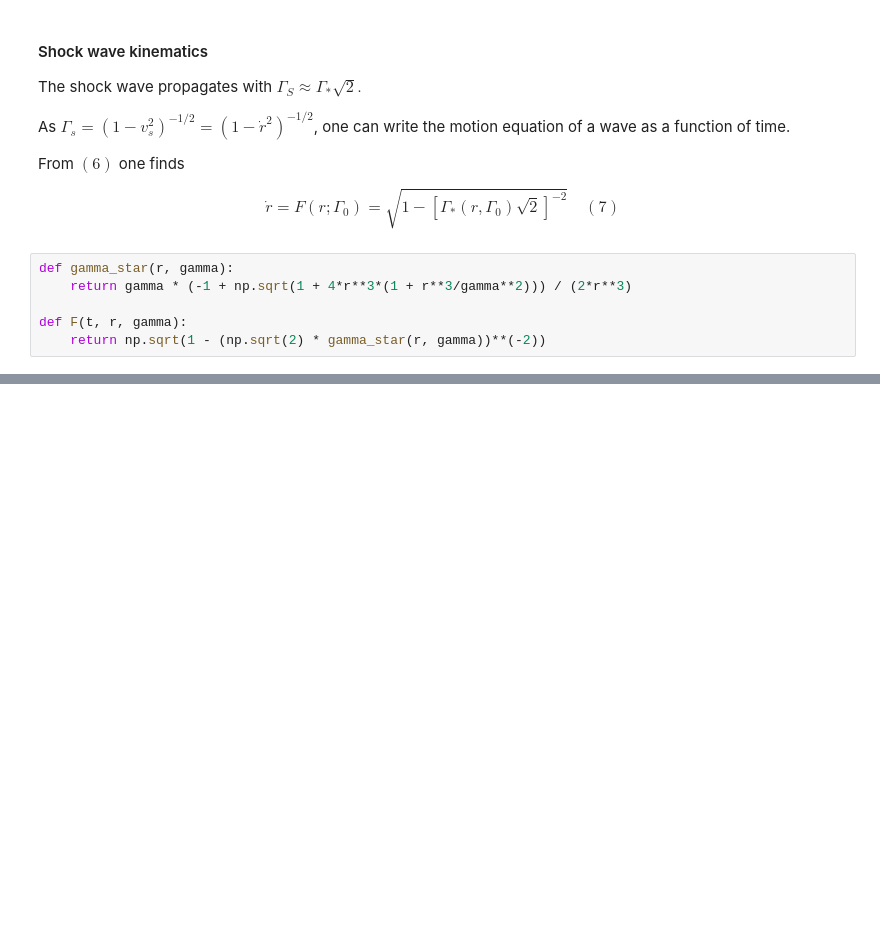
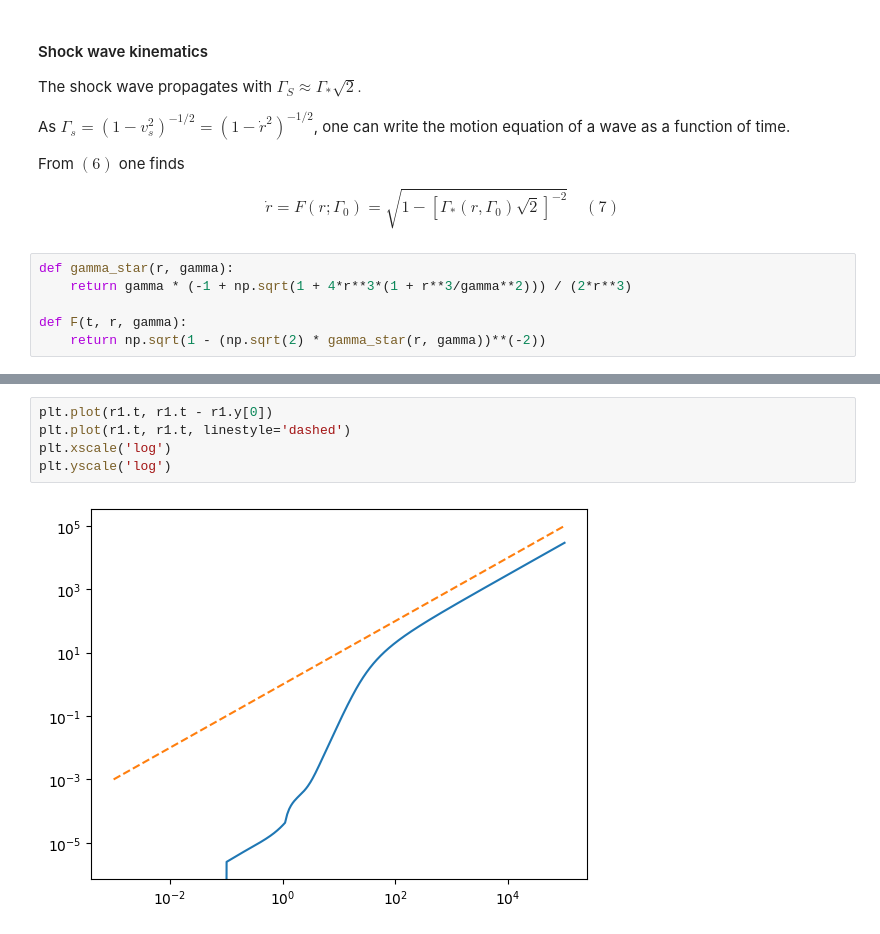
Before and after one commit to KleimenovM/GRBRemnant, a Jupyter notebook: Kleimenov_Schwenkreis_-_Gamma-ray_birsts.ipynb, the cells around one changed output, grey strips where cells are left out. Saved outputs shown, nothing was run; the diff lists cells and outputs as text; blank space fills up the shorter version.

```diff
--- a/Kleimenov_Schwenkreis_-_Gamma-ray_birsts.ipynb
+++ b/Kleimenov_Schwenkreis_-_Gamma-ray_birsts.ipynb
@@ -233,0 +235,7 @@ plt.show()
+# %%
+plt.plot(r1.t, r1.t - r1.y[0])
+plt.plot(r1.t, r1.t, linestyle='dashed')
+plt.xscale('log')
+plt.yscale('log')
+# %% [output]
+[figure, added]
```
Also changed, not shown: parts of 3 cells of this notebook.
